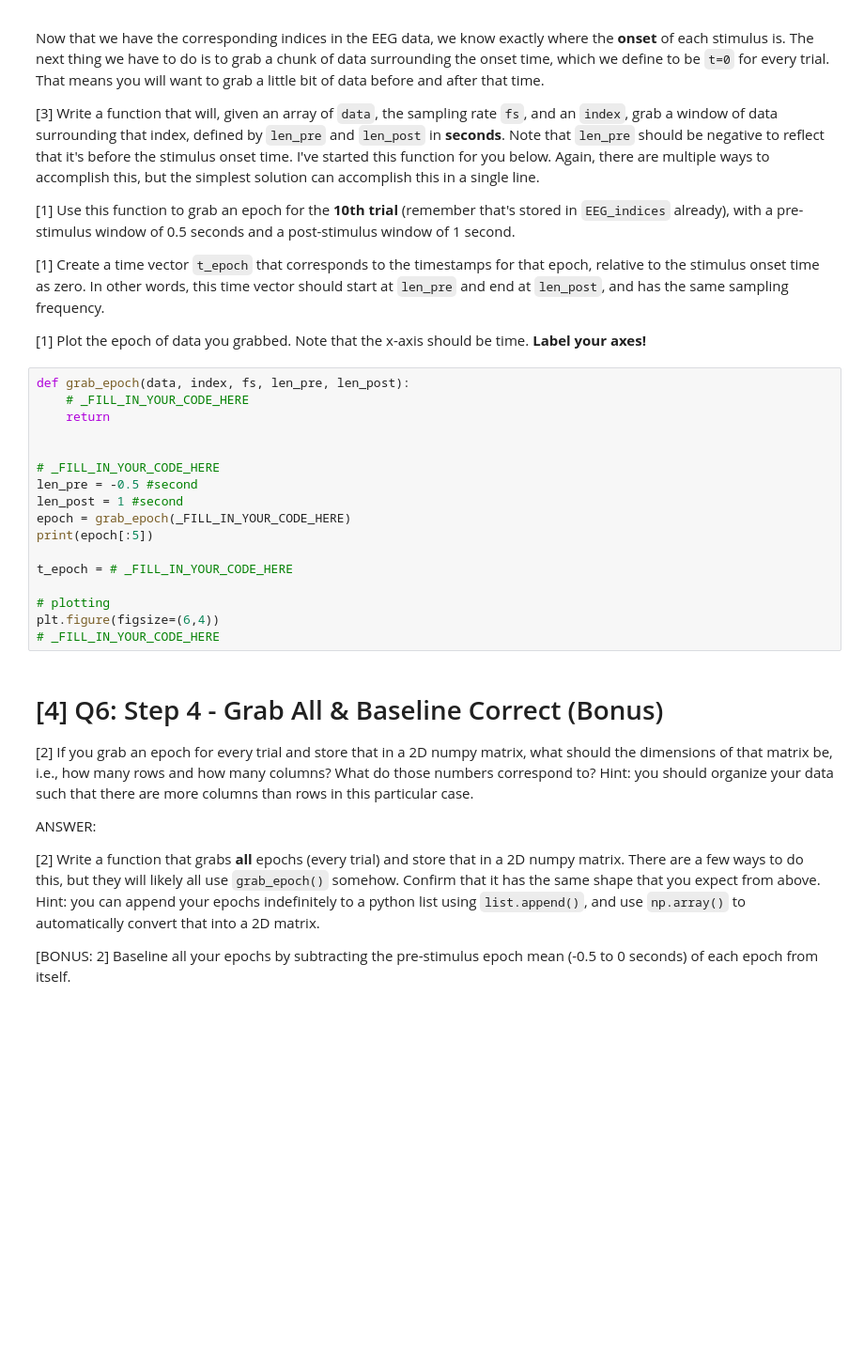
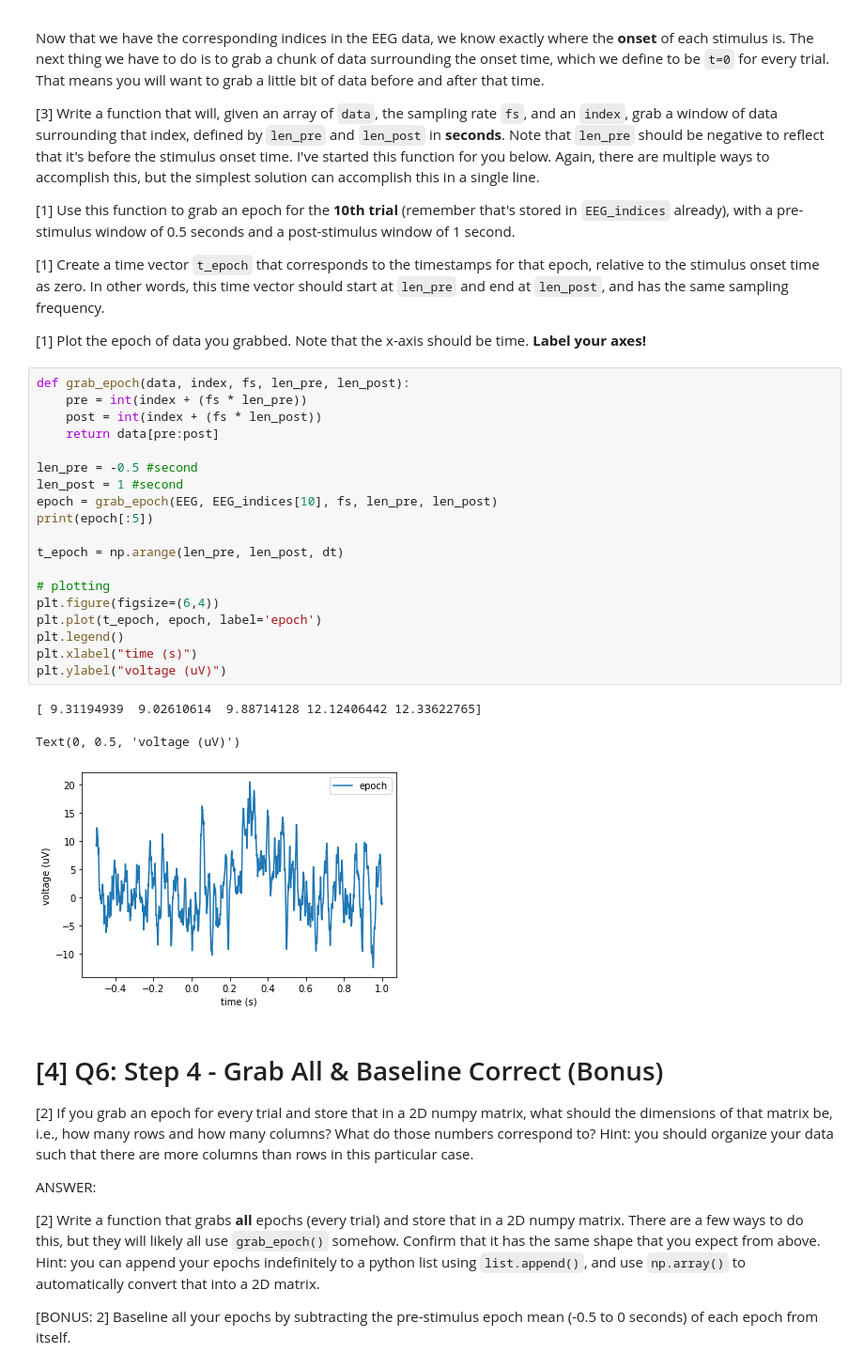
Before and after one commit to dylew898/COGS118C, a Jupyter notebook: Assignments/A1-SamplingTimeSeries.ipynb, the cells around one changed output. Shown at 94% size. Cells and saved outputs as stored; diff of their text form; blank space fills up the shorter version.

```diff
--- a/Assignments/A1-SamplingTimeSeries.ipynb
+++ b/Assignments/A1-SamplingTimeSeries.ipynb
@@ -229,21 +229,27 @@ Now that we have the corresponding indices in the EEG data, we know exactly wher
 [1] Plot the epoch of data you grabbed. Note that the x-axis should be time. **Label your axes!**
 # %%
 def grab_epoch(data, index, fs, len_pre, len_post):
-    # _FILL_IN_YOUR_CODE_HERE
-    return
+    pre = int(index + (fs * len_pre))
+    post = int(index + (fs * len_post))
+    return data[pre:post]
 
-
-# _FILL_IN_YOUR_CODE_HERE
 len_pre = -0.5 #second
 len_post = 1 #second
-epoch = grab_epoch(_FILL_IN_YOUR_CODE_HERE)
+epoch = grab_epoch(EEG, EEG_indices[10], fs, len_pre, len_post)
 print(epoch[:5])
 
-t_epoch = # _FILL_IN_YOUR_CODE_HERE
+t_epoch = np.arange(len_pre, len_post, dt)
 
 # plotting
 plt.figure(figsize=(6,4))
-# _FILL_IN_YOUR_CODE_HERE
+plt.plot(t_epoch, epoch, label='epoch')
+plt.legend()
+plt.xlabel("time (s)")
+plt.ylabel("voltage (uV)")
+# %% [output]
+[ 9.31194939  9.02610614  9.88714128 12.12406442 12.33622765]
+Text(0, 0.5, 'voltage (uV)')
+[figure, added]
 # %% [markdown]
 # [4] Q6: Step 4 - Grab All & Baseline Correct (Bonus)
 [2] If you grab an epoch for every trial and store that in a 2D numpy matrix, what should the dimensions of that matrix be, i.e., how many rows and how many columns? What do those numbers correspond to? Hint: you should organize your data such that there are more columns than rows in this particular case.
```
